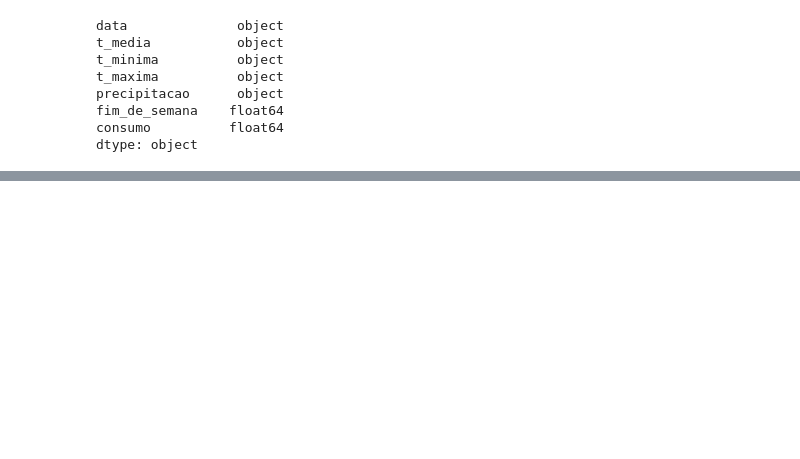
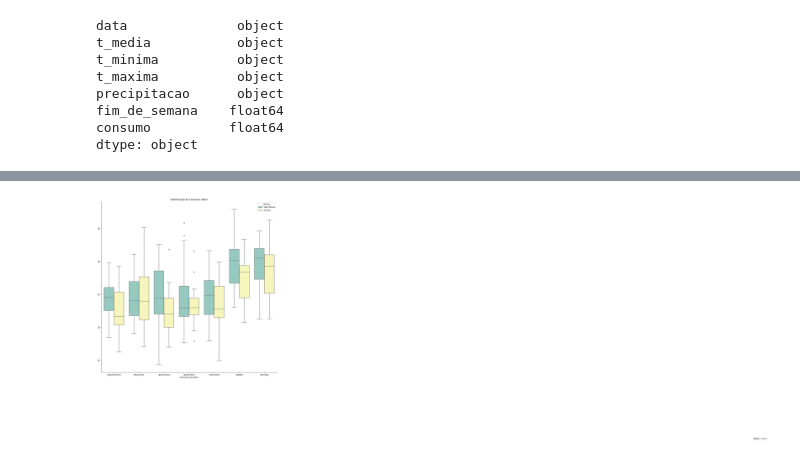
Before and after one commit to lorransr/beer_sp, a Jupyter notebook: beer_analysis.ipynb, the cells around one changed output, grey strips where cells are left out. Cells and saved outputs as stored; diff of their text form; code cells hidden in the pictures; blank space fills up the shorter version.

```diff
--- a/beer_analysis.ipynb
+++ b/beer_analysis.ipynb
@@ -43 +167,28 @@ df["dia_semana_nome"] = df['dia_semana'].map(dia_semana_nome)
+# %%
+f, ax = plt.subplots(figsize=(16, 16))
+
+sns.boxplot(y="consumo",
+            x="dia_semana_nome",
+            order=['segunda-feira',
+                   'terça-feira',
+                   'quarta-feira',
+                   "quinta-feira",
+                   "sexta-feira",
+                   "sabado",
+                   "domingo"],
+            hue = "choveu",
+            palette = "Set3",
+            data=df)
+
+
+# Tweak the visual presentation
+plt.axvline(df["consumo"].mean(),color = "grey",linestyle = "--")
+
+media_consumo = np.round(df["consumo"].mean(),1)
+plt.text(media_consumo+0.1,3.,'Média = %s' %media_consumo)
+ax.set(ylabel="",xlabel = "Consumo em litros")
+ax.set_title("Distribuição do Consumo diário")
+sns.despine()
+# %% [output]
+[figure, added]
 # %%
```
Also changed, not shown: parts of 29 cells of this notebook.
